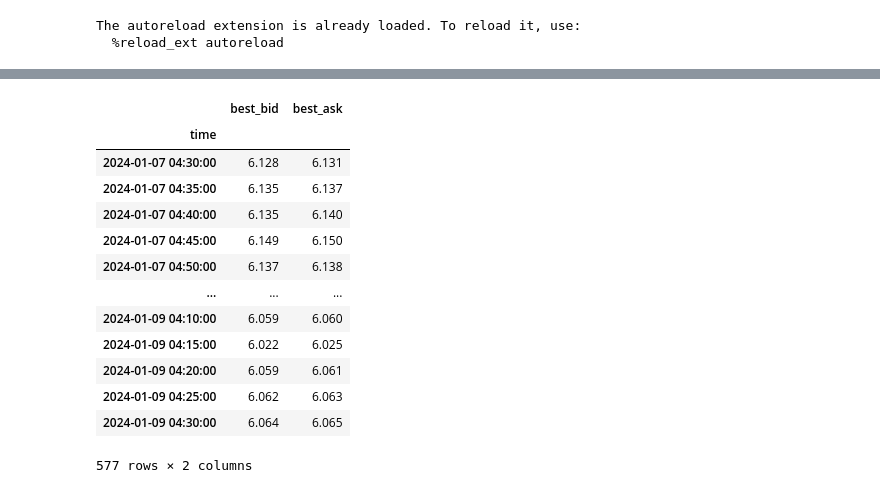
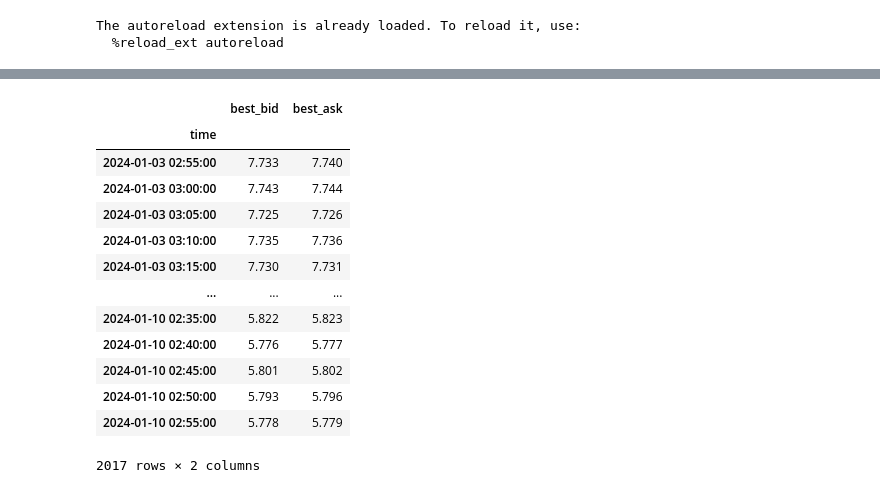
Before and after one commit to joliveros/exchange-data, a Jupyter notebook: notebooks/Predictions PNL.ipynb, the cells around one changed output, grey strips where cells are left out. Saved outputs shown, nothing was run; the diff lists cells and outputs as text; code cells hidden in the pictures.

```diff
--- a/notebooks/Predictions PNL.ipynb
+++ b/notebooks/Predictions PNL.ipynb
@@ -42,7 +42,7 @@ The autoreload extension is already loaded. To reload it, use:
   %reload_ext autoreload
 # %%
 meas = 'prediction_UNFIUSDT'
-points = db.query(f'SELECT last(prediction) as prediction FROM {meas} WHERE time > now() - 2d GROUP BY time(5m)').get_points(meas)
+points = db.query(f'SELECT last(prediction) as prediction FROM {meas} WHERE time > now() - 7d GROUP BY time(5m)').get_points(meas)
 rows = []
 
 for data in points:
@@ -72,6 +72,6 @@ pred_df
 # %%
 meas = 'UNFIUSDT_OrderBookFrame'
-points = db.query(f'SELECT last(best_bid) as best_bid, last(best_ask) as best_ask FROM {meas} WHERE time > now() - 2d GROUP BY time(5m)').get_points(meas)
+points = db.query(f'SELECT last(best_bid) as best_bid, last(best_ask) as best_ask FROM {meas} WHERE time > now() - 7d GROUP BY time(5m)').get_points(meas)
 rows = []
 
 for data in points:
@@ -88,17 +88,17 @@ df
 |  | best_bid | best_ask |
 | time |  |  |
-| 2024-01-07 04:30:00 | 6.128 | 6.131 |
-| 2024-01-07 04:35:00 | 6.135 | 6.137 |
-| 2024-01-07 04:40:00 | 6.135 | 6.140 |
-| 2024-01-07 04:45:00 | 6.149 | 6.150 |
-| 2024-01-07 04:50:00 | 6.137 | 6.138 |
+| 2024-01-03 02:55:00 | 7.733 | 7.740 |
+| 2024-01-03 03:00:00 | 7.743 | 7.744 |
+| 2024-01-03 03:05:00 | 7.725 | 7.726 |
+| 2024-01-03 03:10:00 | 7.735 | 7.736 |
+| 2024-01-03 03:15:00 | 7.730 | 7.731 |
 | ... | ... | ... |
-| 2024-01-09 04:10:00 | 6.059 | 6.060 |
-| 2024-01-09 04:15:00 | 6.022 | 6.025 |
-| 2024-01-09 04:20:00 | 6.059 | 6.061 |
-| 2024-01-09 04:25:00 | 6.062 | 6.063 |
-| 2024-01-09 04:30:00 | 6.064 | 6.065 |
+| 2024-01-10 02:35:00 | 5.822 | 5.823 |
+| 2024-01-10 02:40:00 | 5.776 | 5.777 |
+| 2024-01-10 02:45:00 | 5.801 | 5.802 |
+| 2024-01-10 02:50:00 | 5.793 | 5.796 |
+| 2024-01-10 02:55:00 | 5.778 | 5.779 |
-577 rows × 2 columns
+2017 rows × 2 columns
 # %%
 df['prediction'] = pred_df['prediction']
 df
```
Also changed, not shown: parts of 4 cells of this notebook, 6 other files.
